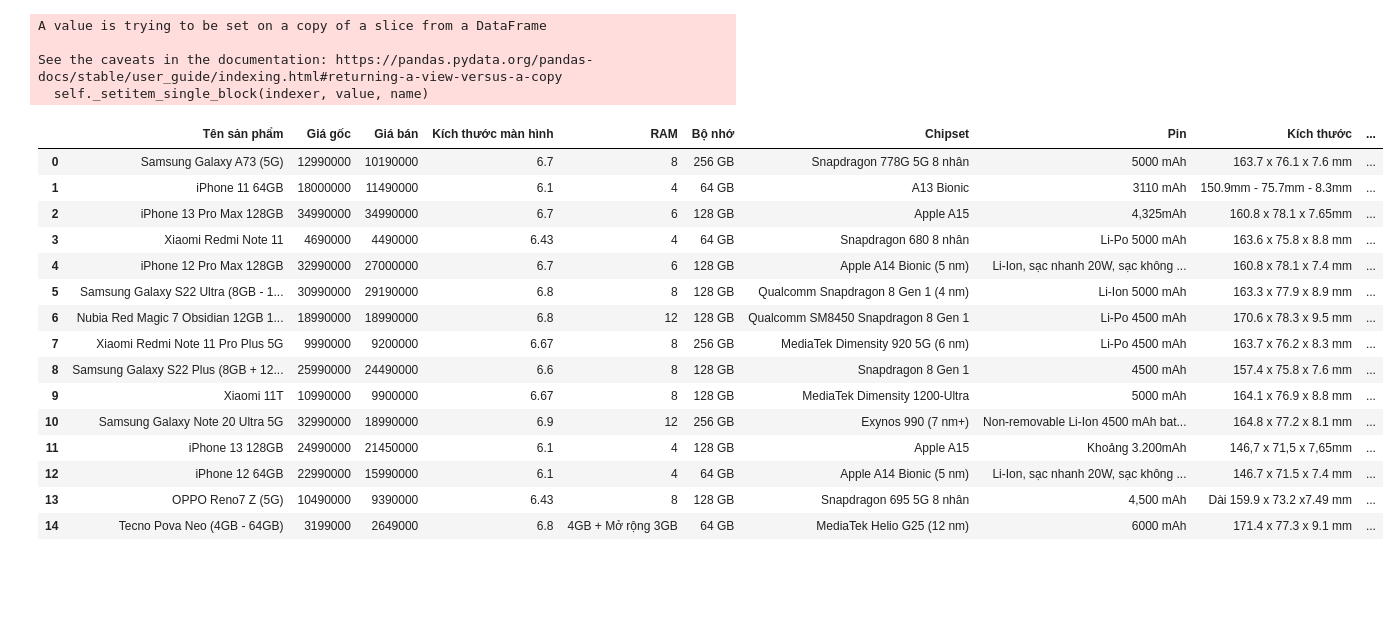
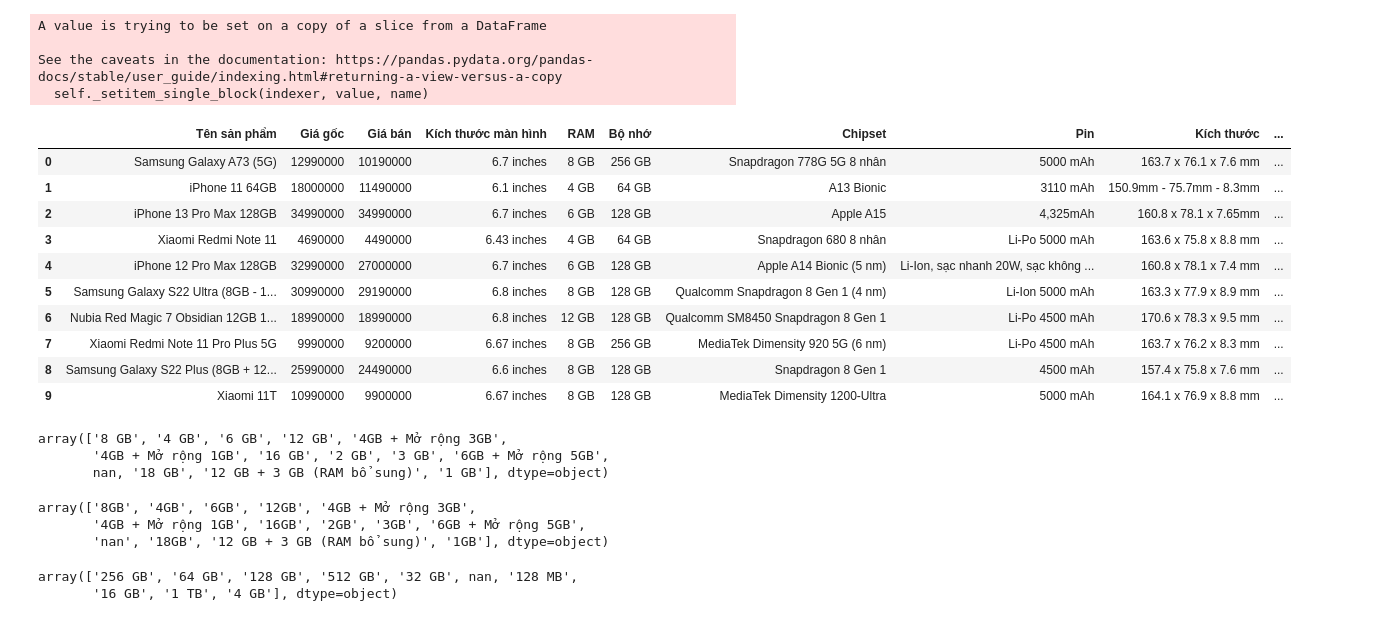
Before and after one commit to wind123mountain/Data-Integration-Project, a Jupyter notebook: Preprocess_tranform_intergrate_cellphones.ipynb, the cells around one changed output. Cells and saved outputs as stored; diff of their text form; code cells hidden in the pictures; blank space fills up the shorter version.

```diff
--- a/Preprocess_tranform_intergrate_cellphones.ipynb
+++ b/Preprocess_tranform_intergrate_cellphones.ipynb
@@ -127,30 +127,31 @@ intergration_df.to_csv (r'Data\Cellphones\Cellphones_processed_data.csv', index=
 df = pd.read_csv("Data\Cellphones\Cellphones_processed_data.csv")
 # %%
 with pd.option_context('display.max_colwidth', None, 'display.max_columns', None):
-  display(df.head(15))
+  display(df.head(10))
 # %% [output]
 |  | Tên sản phẩm | Giá gốc | Giá bán | Kích thước màn hình | RAM | Bộ nhớ | Chipset | Pin | Kích thước | ... |
-| 0 | Samsung Galaxy A73 (5G) | 12990000 | 10190000 | 6.7 | 8 | 256 GB | Snapdragon 778G 5G 8 nhân | 5000 mAh | 163.7 x 76.1 x 7.6 mm | ... |
-| 1 | iPhone 11 64GB | 18000000 | 11490000 | 6.1 | 4 | 64 GB | A13 Bionic | 3110 mAh | 150.9mm - 75.7mm - 8.3mm | ... |
-| 2 | iPhone 13 Pro Max 128GB | 34990000 | 34990000 | 6.7 | 6 | 128 GB | Apple A15 | 4,325mAh | 160.8 x 78.1 x 7.65mm | ... |
-| 3 | Xiaomi Redmi Note 11 | 4690000 | 4490000 | 6.43 | 4 | 64 GB | Snapdragon 680 8 nhân | Li-Po 5000 mAh | 163.6 x 75.8 x 8.8 mm | ... |
-| 4 | iPhone 12 Pro Max 128GB | 32990000 | 27000000 | 6.7 | 6 | 128 GB | Apple A14 Bionic (5 nm) | Li-Ion, sạc nhanh 20W, sạc không ... | 160.8 x 78.1 x 7.4 mm | ... |
-| 5 | Samsung Galaxy S22 Ultra (8GB - 1... | 30990000 | 29190000 | 6.8 | 8 | 128 GB | Qualcomm Snapdragon 8 Gen 1 (4 nm) | Li-Ion 5000 mAh | 163.3 x 77.9 x 8.9 mm | ... |
-| 6 | Nubia Red Magic 7 Obsidian 12GB 1... | 18990000 | 18990000 | 6.8 | 12 | 128 GB | Qualcomm SM8450 Snapdragon 8 Gen 1 | Li-Po 4500 mAh | 170.6 x 78.3 x 9.5 mm | ... |
-| 7 | Xiaomi Redmi Note 11 Pro Plus 5G | 9990000 | 9200000 | 6.67 | 8 | 256 GB | MediaTek Dimensity 920 5G (6 nm) | Li-Po 4500 mAh | 163.7 x 76.2 x 8.3 mm | ... |
-| 8 | Samsung Galaxy S22 Plus (8GB + 12... | 25990000 | 24490000 | 6.6 | 8 | 128 GB | Snapdragon 8 Gen 1 | 4500 mAh | 157.4 x 75.8 x 7.6 mm | ... |
-| 9 | Xiaomi 11T | 10990000 | 9900000 | 6.67 | 8 | 128 GB | MediaTek Dimensity 1200-Ultra | 5000 mAh | 164.1 x 76.9 x 8.8 mm | ... |
-| 10 | Samsung Galaxy Note 20 Ultra 5G | 32990000 | 18990000 | 6.9 | 12 | 256 GB | Exynos 990 (7 nm+) | Non-removable Li-Ion 4500 mAh bat... | 164.8 x 77.2 x 8.1 mm | ... |
-| 11 | iPhone 13 128GB | 24990000 | 21450000 | 6.1 | 4 | 128 GB | Apple A15 | Khoảng 3.200mAh | 146,7 x 71,5 x 7,65mm | ... |
-| 12 | iPhone 12 64GB | 22990000 | 15990000 | 6.1 | 4 | 64 GB | Apple A14 Bionic (5 nm) | Li-Ion, sạc nhanh 20W, sạc không ... | 146.7 x 71.5 x 7.4 mm | ... |
-| 13 | OPPO Reno7 Z (5G) | 10490000 | 9390000 | 6.43 | 8 | 128 GB | Snapdragon 695 5G 8 nhân | 4,500 mAh | Dài 159.9 x 73.2 x7.49 mm | ... |
-| 14 | Tecno Pova Neo (4GB - 64GB) | 3199000 | 2649000 | 6.8 | 4GB + Mở rộng 3GB | 64 GB | MediaTek Helio G25 (12 nm) | 6000 mAh | 171.4 x 77.3 x 9.1 mm | ... |
+| 0 | Samsung Galaxy A73 (5G) | 12990000 | 10190000 | 6.7 inches | 8 GB | 256 GB | Snapdragon 778G 5G 8 nhân | 5000 mAh | 163.7 x 76.1 x 7.6 mm | ... |
+| 1 | iPhone 11 64GB | 18000000 | 11490000 | 6.1 inches | 4 GB | 64 GB | A13 Bionic | 3110 mAh | 150.9mm - 75.7mm - 8.3mm | ... |
+| 2 | iPhone 13 Pro Max 128GB | 34990000 | 34990000 | 6.7 inches | 6 GB | 128 GB | Apple A15 | 4,325mAh | 160.8 x 78.1 x 7.65mm | ... |
+| 3 | Xiaomi Redmi Note 11 | 4690000 | 4490000 | 6.43 inches | 4 GB | 64 GB | Snapdragon 680 8 nhân | Li-Po 5000 mAh | 163.6 x 75.8 x 8.8 mm | ... |
+| 4 | iPhone 12 Pro Max 128GB | 32990000 | 27000000 | 6.7 inches | 6 GB | 128 GB | Apple A14 Bionic (5 nm) | Li-Ion, sạc nhanh 20W, sạc không ... | 160.8 x 78.1 x 7.4 mm | ... |
+| 5 | Samsung Galaxy S22 Ultra (8GB - 1... | 30990000 | 29190000 | 6.8 inches | 8 GB | 128 GB | Qualcomm Snapdragon 8 Gen 1 (4 nm) | Li-Ion 5000 mAh | 163.3 x 77.9 x 8.9 mm | ... |
+| 6 | Nubia Red Magic 7 Obsidian 12GB 1... | 18990000 | 18990000 | 6.8 inches | 12 GB | 128 GB | Qualcomm SM8450 Snapdragon 8 Gen 1 | Li-Po 4500 mAh | 170.6 x 78.3 x 9.5 mm | ... |
+| 7 | Xiaomi Redmi Note 11 Pro Plus 5G | 9990000 | 9200000 | 6.67 inches | 8 GB | 256 GB | MediaTek Dimensity 920 5G (6 nm) | Li-Po 4500 mAh | 163.7 x 76.2 x 8.3 mm | ... |
+| 8 | Samsung Galaxy S22 Plus (8GB + 12... | 25990000 | 24490000 | 6.6 inches | 8 GB | 128 GB | Snapdragon 8 Gen 1 | 4500 mAh | 157.4 x 75.8 x 7.6 mm | ... |
+| 9 | Xiaomi 11T | 10990000 | 9900000 | 6.67 inches | 8 GB | 128 GB | MediaTek Dimensity 1200-Ultra | 5000 mAh | 164.1 x 76.9 x 8.8 mm | ... |
 # %%
 for i in list(df.index):
     if len(str(df['Kích thước màn hình'].iloc[i]).split()) < 3:
         df.loc[i, ['Kích thước màn hình']] = str(df['Kích thước màn hình'].iloc[i]).split("inches")[0].strip()
     else:
         df.loc[i, ['Kích thước màn hình']] = ''.join(df['Kích thước màn hình'].iloc[i].split("inches"))
+# %%
+df['RAM'].unique()
+# %% [output]
+array(['8 GB', '4 GB', '6 GB', '12 GB', '4GB + Mở rộng 3GB',
+       '4GB + Mở rộng 1GB', '16 GB', '2 GB', '3 GB', '6GB + Mở rộng 5GB',
+       nan, '18 GB', '12 GB + 3 GB (RAM bổ sung)', '1 GB'], dtype=object)
 # %%
 for i in list(df.index):
     if len(str(df['RAM'].iloc[i]).split()) < 3:
@@ -157,0 +159,11 @@ for i in list(df.index):
+# %%
+df['RAM'].unique()
+# %% [output]
+array(['8GB', '4GB', '6GB', '12GB', '4GB + Mở rộng 3GB',
+       '4GB + Mở rộng 1GB', '16GB', '2GB', '3GB', '6GB + Mở rộng 5GB',
+       'nan', '18GB', '12 GB + 3 GB (RAM bổ sung)', '1GB'], dtype=object)
+# %%
+df['Bộ nhớ'].unique()
+# %% [output]
+array(['256 GB', '64 GB', '128 GB', '512 GB', '32 GB', nan, '128 MB',
+       '16 GB', '1 TB', '4 GB'], dtype=object)
```
Also changed, not shown: parts of 6 cells of this notebook, 7 other files.
